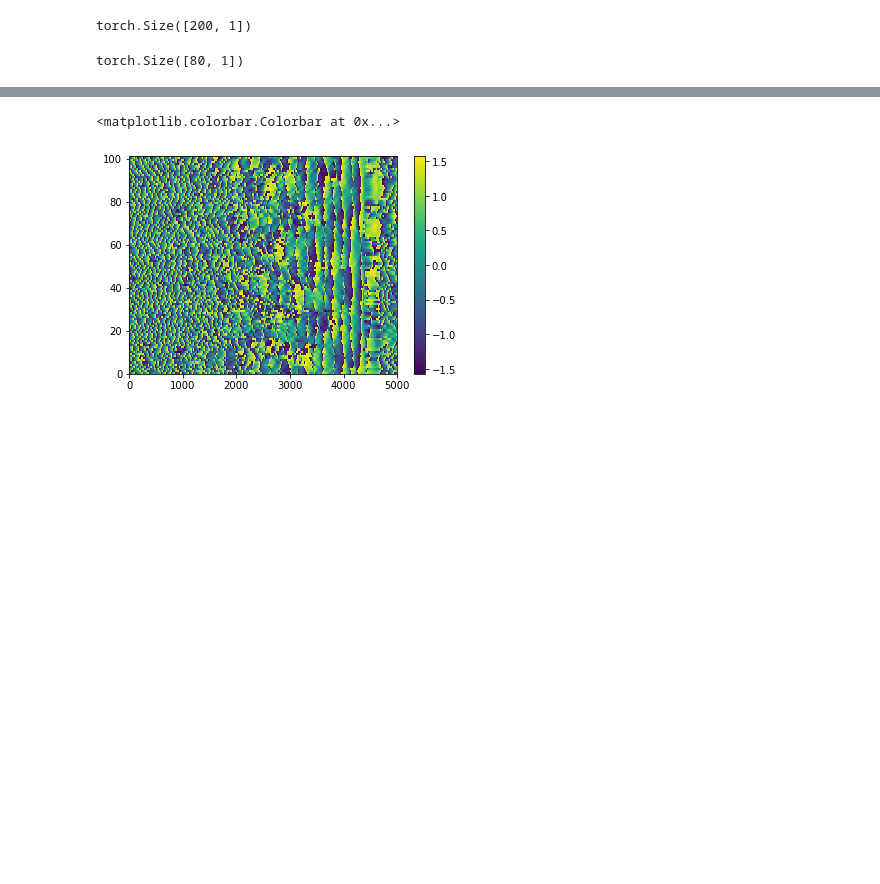
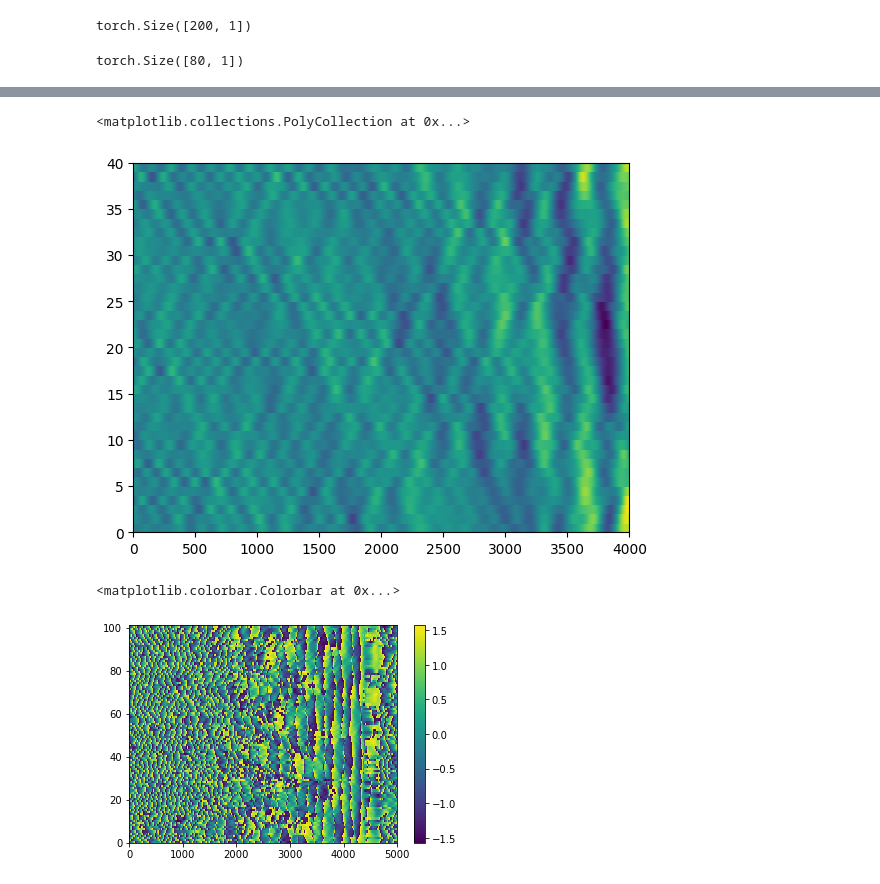
Before and after one commit to ramitdey/CVNN, a Jupyter notebook: backpropagation/cvnn-backprop-Sine.ipynb, the cells around one changed output, grey strips where cells are left out. Drawn from its saved outputs; the diff is of its cells as text; code cells hidden in the pictures; blank space fills up the shorter version.

```diff
--- a/backpropagation/cvnn-backprop-Sine.ipynb
+++ b/backpropagation/cvnn-backprop-Sine.ipynb
@@ -364,3 +407,8 @@ r_1, i_1 = net(input_data[:,:])
+# %%
+plt.pcolor(r_1[20,:,:].cpu().detach().numpy().T)
+# %% [output]
+<matplotlib.collections.PolyCollection at 0x...>
+[figure, added]
 # %%
 # in_features = N
 # out_features = 10
```
Also changed, not shown: parts of 11 cells of this notebook.
